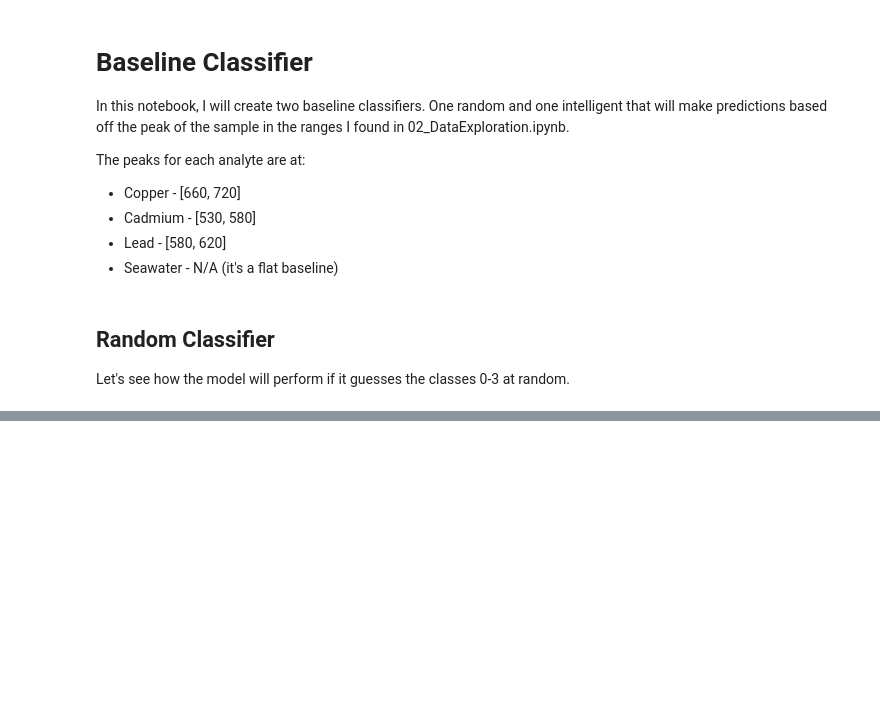
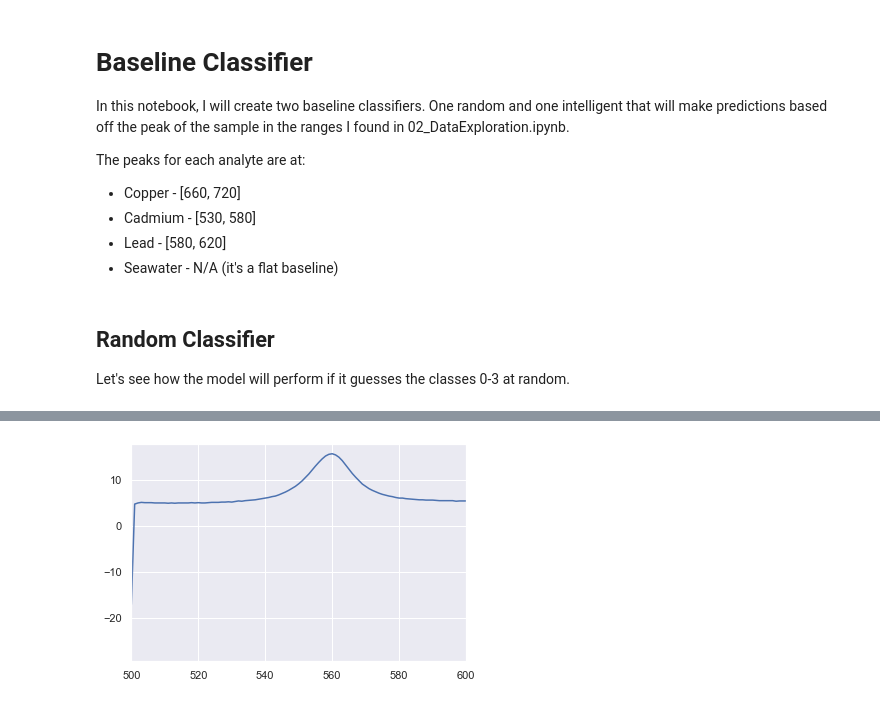
Before and after one commit to codeananda/sequence_classification_pytorch, a Jupyter notebook: electrochem_pytorch/03_BaselineClassifier.ipynb, the cells around one changed output, grey strips where cells are left out. Cells and saved outputs as stored; diff of their text form; code cells hidden in the pictures; blank space fills up the shorter version.

```diff
--- a/electrochem_pytorch/03_BaselineClassifier.ipynb
+++ b/electrochem_pytorch/03_BaselineClassifier.ipynb
@@ -74,0 +79,8 @@ array([1, 0, 3, 1, 2, 1, 1, 0, 1, 1, 3, 1, 3, 2, 0, 1, 1, 3, 3, 0, 1, 2,
+# %%
+x = cadmium.iloc[28, :-1]
+x.index = range(0, 1002)
+plt.plot(x)
+plt.xlim(500, 600)
+plt.show()
+# %% [output]
+[figure, added]
```
Also changed, not shown: parts of 18 cells of this notebook.
